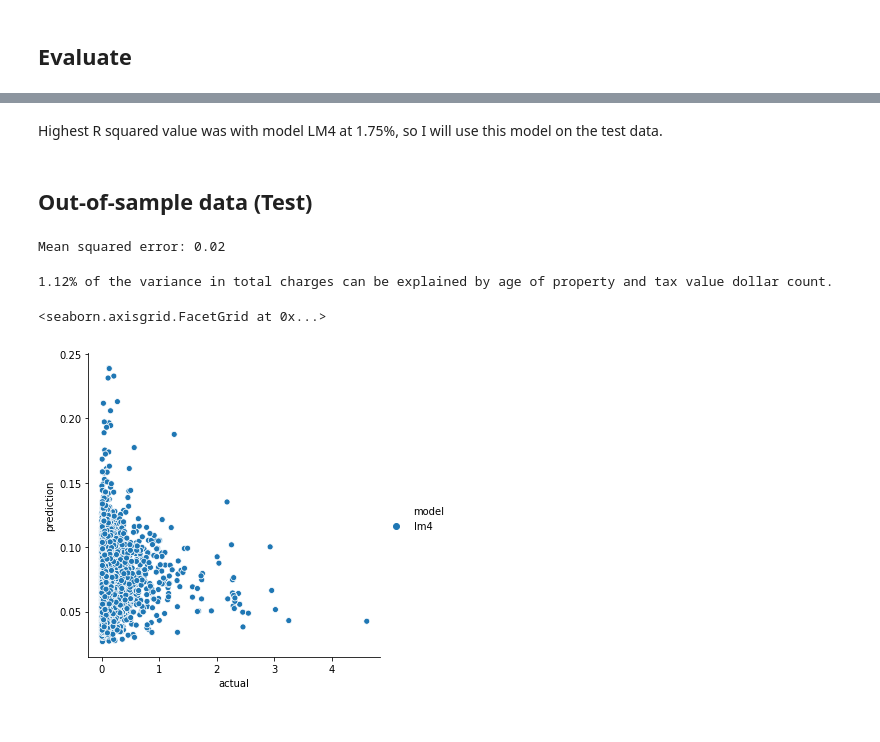
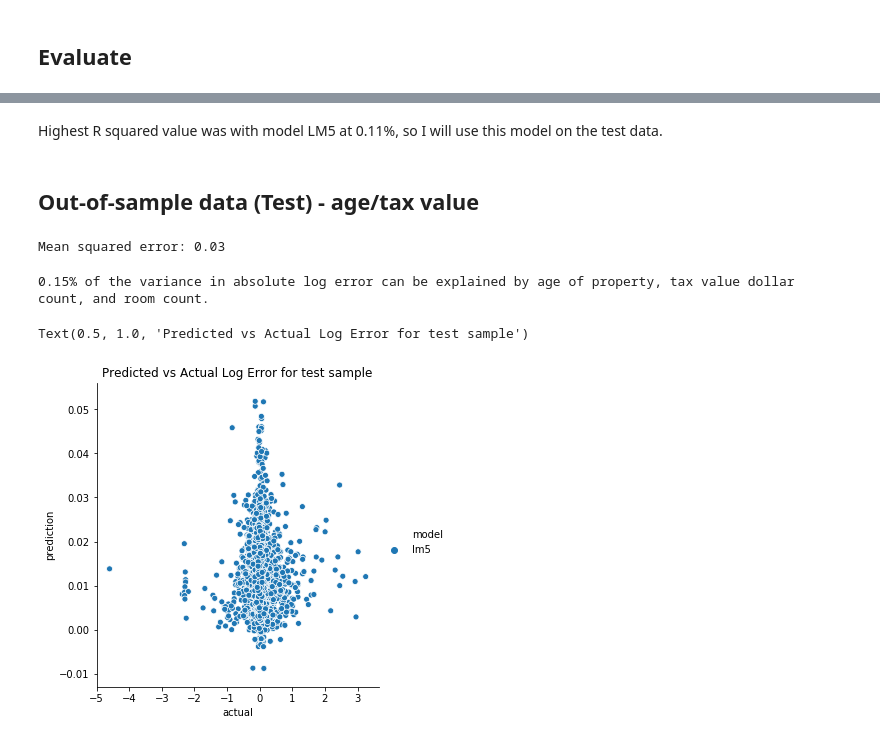
Before and after one commit to ksanmiguel10/codeup-ds-projects, a Jupyter notebook: Regression_Project_KatySalts.ipynb, the cells around one changed output, grey strips where cells are left out. Drawn from its saved outputs; the diff is of its cells as text; code cells hidden in the pictures.

```diff
--- a/Regression_Project_KatySalts.ipynb
+++ b/Regression_Project_KatySalts.ipynb
@@ -297,7 +303,7 @@ df2
 #### Split data into training and test datasets
 # %%
 X = df2.drop(['logerror', 'abs_logerror'], axis=1) #make sure to use capital X
-y = df2[['abs_logerror']] #y is dependent variable
+y = df2[['logerror']] #y is dependent variable
 
 X_train, X_test, y_train, y_test = train_test_split(X, y, train_size=.80, random_state=0)
 
@@ -780,0 +780,3 @@ R squared value for lm4: 1.75%
+# %%
+lm5 = LinearRegression()
+print(lm5)
@@ -780,0 +786,3 @@ R squared value for lm4: 1.75%
+# %%
+lm5.fit(X_train[['age_of_property', 'taxvaluedollarcnt', 'rmcount']], y_train)
+print(lm5)
@@ -781,30 +828,30 @@ R squared value for lm4: 1.75%
 # %% [markdown]
-Highest R squared value was with model LM4 at 1.75%, so I will use this model on the test data.
+Highest R squared value was with model LM5 at 0.11%, so I will use this model on the test data.
 # %% [markdown]
-## Out-of-sample data (Test)
+## Out-of-sample data (Test) - age/tax value
 # %%
-y_pred_lm4 = lm4.predict(X_test[['age_of_property', 'taxvaluedollarcnt']])
+y_pred_lm5 = lm5.predict(X_test[['age_of_property', 'taxvaluedollarcnt', 'rmcount']])
 # %%
-mse = mean_squared_error(y_test, y_pred_lm4)
+mse = mean_squared_error(y_test, y_pred_lm5)
 
 print("Mean squared error: %.2f" % mse)
 # %% [output]
-Mean squared error: 0.02
+Mean squared error: 0.03
 # %%
-r2 = r2_score(y_test, y_pred_lm4)
+r2 = r2_score(y_test, y_pred_lm5)
 
-print('{:.2%} of the variance in total charges can be explained by age of property and tax value dollar count.'
+print('{:.2%} of the variance in absolute log error can be explained by age of property, tax value dollar count, and room count.'
       .format(r2))
 # %% [output]
-1.12% of the variance in total charges can be explained by age of property and tax value dollar count.
+0.15% of the variance in absolute log error can be explained by age of property, tax value dollar count, and room count.
 # %%
-pd.DataFrame({'actual': y_test.abs_logerror,
-              'lm4': y_pred_lm4.ravel()})\
+pd.DataFrame({'actual': y_test.logerror,
+              'lm5': y_pred_lm5.ravel()})\
     .melt(id_vars=['actual'], var_name='model', value_name='prediction')\
     .pipe((sns.relplot, 'data'), x='actual', y='prediction', hue='model')
 
-# plt.title('Predicted vs Actual Total Charges for test sample')
+plt.title('Predicted vs Actual Log Error for test sample')
 # %% [output]
-<seaborn.axisgrid.FacetGrid at 0x...>
+Text(0.5, 1.0, 'Predicted vs Actual Log Error for test sample')
-[figure, old version]
+[figure, new version]
 # %%
```
Also changed, not shown: parts of 50 cells of this notebook.
